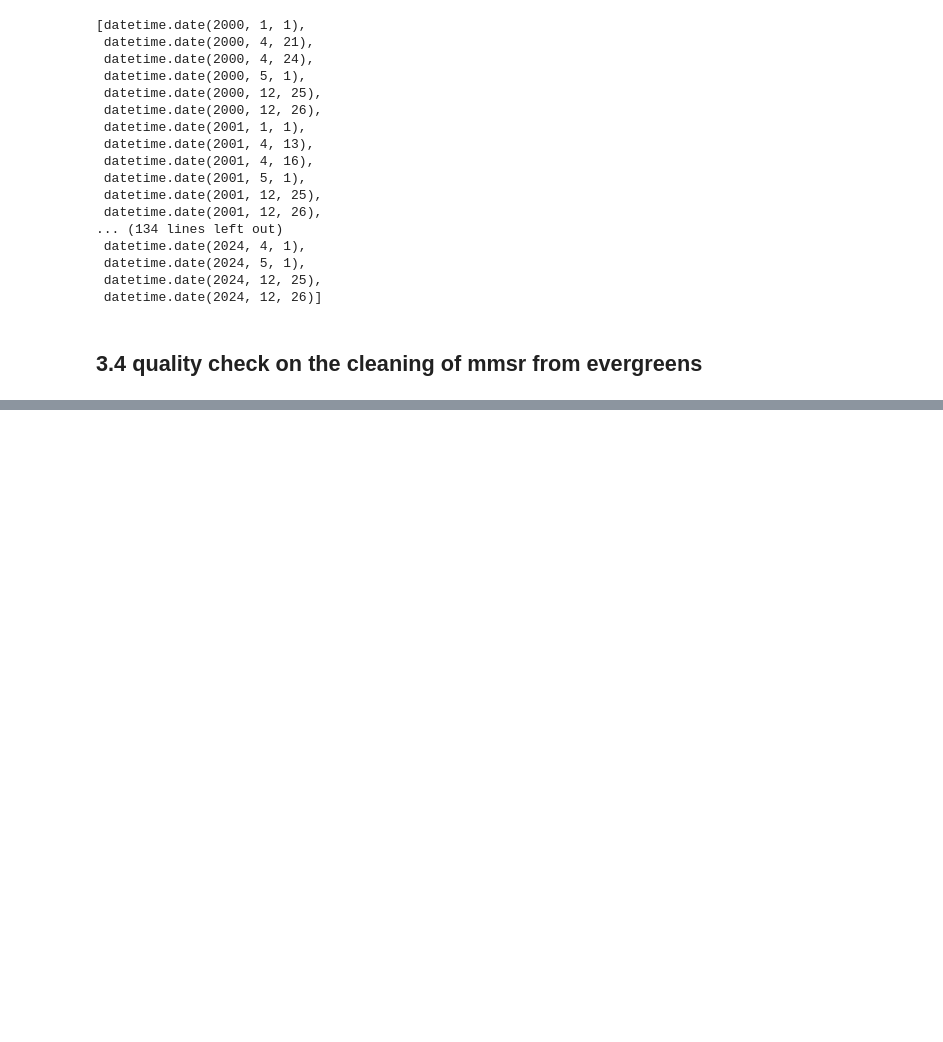
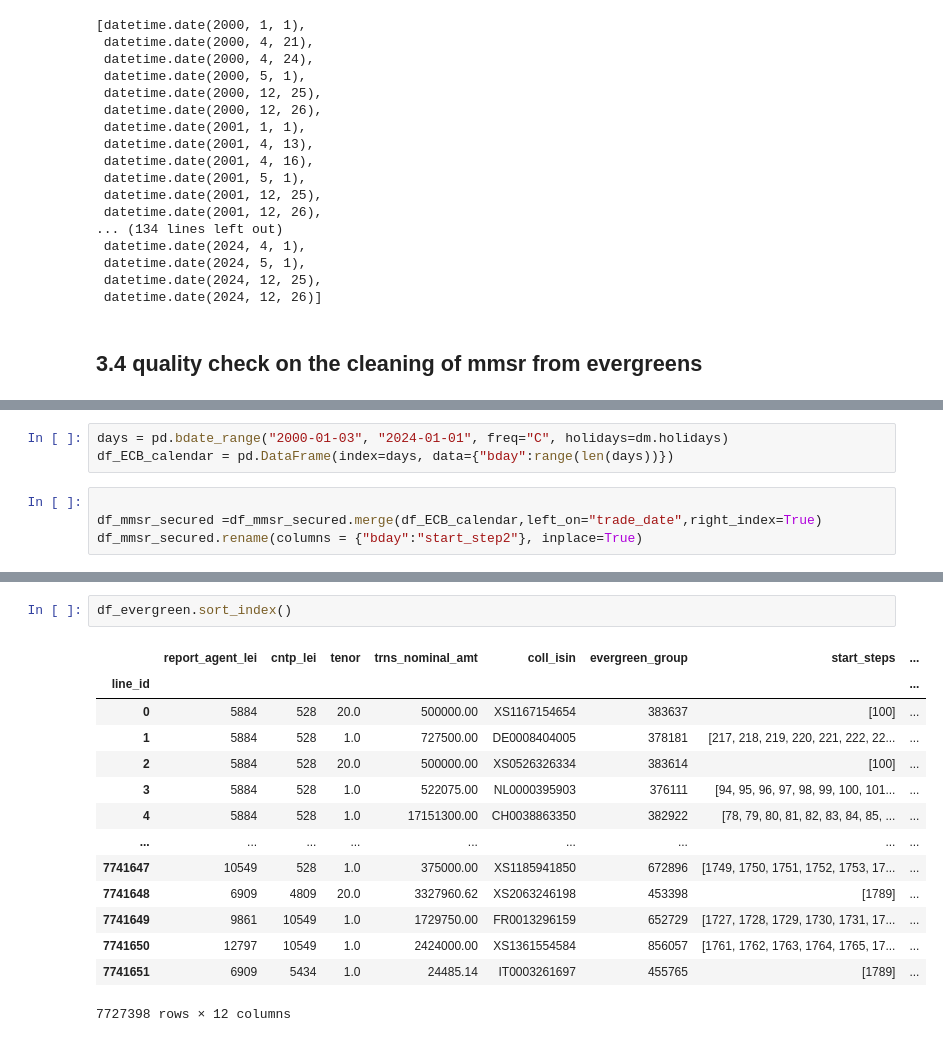
Before and after one commit to Victor-Le-Coz/secured_interbank_network_public, a Jupyter notebook: emp_analysis.ipynb, the cells around one changed output, grey strips where cells are left out. Saved outputs shown, nothing was run; the diff lists cells and outputs as text; blank space fills up the shorter version.

```diff
--- a/emp_analysis.ipynb
+++ b/emp_analysis.ipynb
@@ -603,0 +708,7 @@ KeyError: 'trans_id'
+# %%
+days = pd.bdate_range("2000-01-03", "2024-01-01", freq="C", holidays=dm.holidays)
+df_ECB_calendar = pd.DataFrame(index=days, data={"bday":range(len(days))})
+# %%
+
+df_mmsr_secured =df_mmsr_secured.merge(df_ECB_calendar,left_on="trade_date",right_index=True)
+df_mmsr_secured.rename(columns = {"bday":"start_step2"}, inplace=True)
@@ -603,0 +779,17 @@ KeyError: 'trans_id'
+# %%
+df_evergreen.sort_index()
+# %% [output]
+|  | report_agent_lei | cntp_lei | tenor | trns_nominal_amt | coll_isin | evergreen_group | start_steps | ... |
+| line_id |  |  |  |  |  |  |  | ... |
+| 0 | 5884 | 528 | 20.0 | 500000.00 | XS1167154654 | 383637 | [100] | ... |
+| 1 | 5884 | 528 | 1.0 | 727500.00 | DE0008404005 | 378181 | [217, 218, 219, 220, 221, 222, 22... | ... |
+| 2 | 5884 | 528 | 20.0 | 500000.00 | XS0526326334 | 383614 | [100] | ... |
+| 3 | 5884 | 528 | 1.0 | 522075.00 | NL0000395903 | 376111 | [94, 95, 96, 97, 98, 99, 100, 101... | ... |
+| 4 | 5884 | 528 | 1.0 | 17151300.00 | CH0038863350 | 382922 | [78, 79, 80, 81, 82, 83, 84, 85, ... | ... |
+| ... | ... | ... | ... | ... | ... | ... | ... | ... |
+| 7741647 | 10549 | 528 | 1.0 | 375000.00 | XS1185941850 | 672896 | [1749, 1750, 1751, 1752, 1753, 17... | ... |
+| 7741648 | 6909 | 4809 | 20.0 | 3327960.62 | XS2063246198 | 453398 | [1789] | ... |
+| 7741649 | 9861 | 10549 | 1.0 | 1729750.00 | FR0013296159 | 652729 | [1727, 1728, 1729, 1730, 1731, 17... | ... |
+| 7741650 | 12797 | 10549 | 1.0 | 2424000.00 | XS1361554584 | 856057 | [1761, 1762, 1763, 1764, 1765, 17... | ... |
+| 7741651 | 6909 | 5434 | 1.0 | 24485.14 | IT0003261697 | 455765 | [1789] | ... |
+7727398 rows × 12 columns
```
Also changed, not shown: parts of 32 cells of this notebook, 4 other files.
